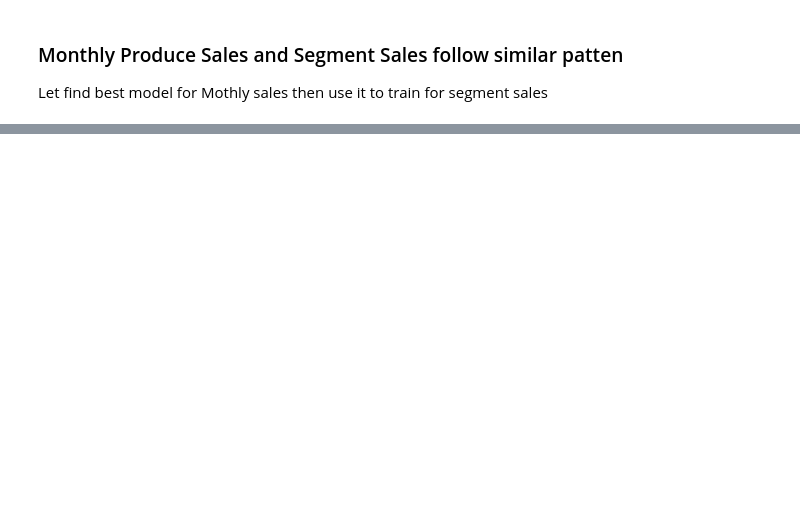
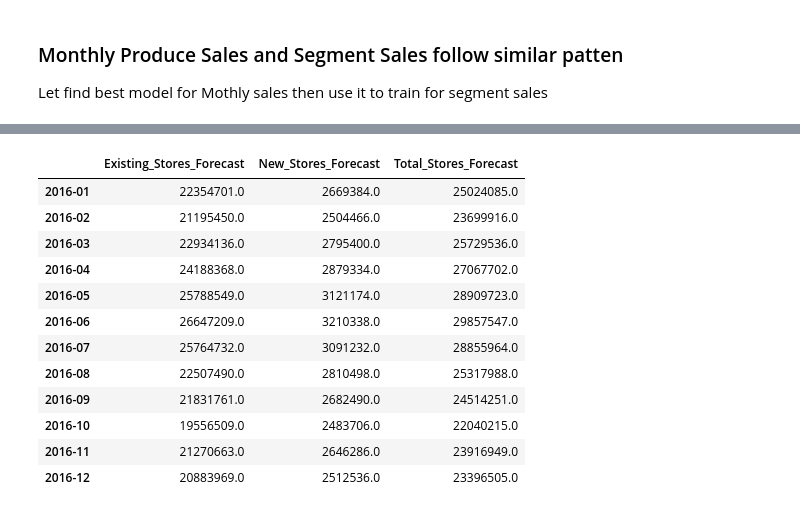
Before and after one commit to cevor/udacity_predictive_analytics, a Jupyter notebook: project6-1/project6-1.ipynb, the cells around one changed output, grey strips where cells are left out. Cells and saved outputs as stored; diff of their text form; code cells hidden in the pictures; blank space fills up the shorter version.

```diff
--- a/project6-1/project6-1.ipynb
+++ b/project6-1/project6-1.ipynb
@@ -487,0 +679,22 @@ segment_stores_forecast['Monthly_Sales']
+# %%
+# combine forecasted data
+forecasted_result = pd.concat([existing_stores_forecast, segment_stores_forecast['Monthly_Sales']], axis=1)
+forecasted_result.columns = ['Existing_Stores_Forecast', 'New_Stores_Forecast']
+forecasted_result.index = forecasted_result.index.to_period('M')
+# total mothly forecast sales
+forecasted_result = forecasted_result.assign(Total_Stores_Forecast = lambda x: x.Existing_Stores_Forecast + x.New_Stores_Forecast)
+forecasted_result
+# %% [output]
+|  | Existing_Stores_Forecast | New_Stores_Forecast | Total_Stores_Forecast |
+| 2016-01 | 22354701.0 | 2669384.0 | 25024085.0 |
+| 2016-02 | 21195450.0 | 2504466.0 | 23699916.0 |
+| 2016-03 | 22934136.0 | 2795400.0 | 25729536.0 |
+| 2016-04 | 24188368.0 | 2879334.0 | 27067702.0 |
+| 2016-05 | 25788549.0 | 3121174.0 | 28909723.0 |
+| 2016-06 | 26647209.0 | 3210338.0 | 29857547.0 |
+| 2016-07 | 25764732.0 | 3091232.0 | 28855964.0 |
+| 2016-08 | 22507490.0 | 2810498.0 | 25317988.0 |
+| 2016-09 | 21831761.0 | 2682490.0 | 24514251.0 |
+| 2016-10 | 19556509.0 | 2483706.0 | 22040215.0 |
+| 2016-11 | 21270663.0 | 2646286.0 | 23916949.0 |
+| 2016-12 | 20883969.0 | 2512536.0 | 23396505.0 |
```
Also changed, not shown: parts of 27 cells of this notebook.
